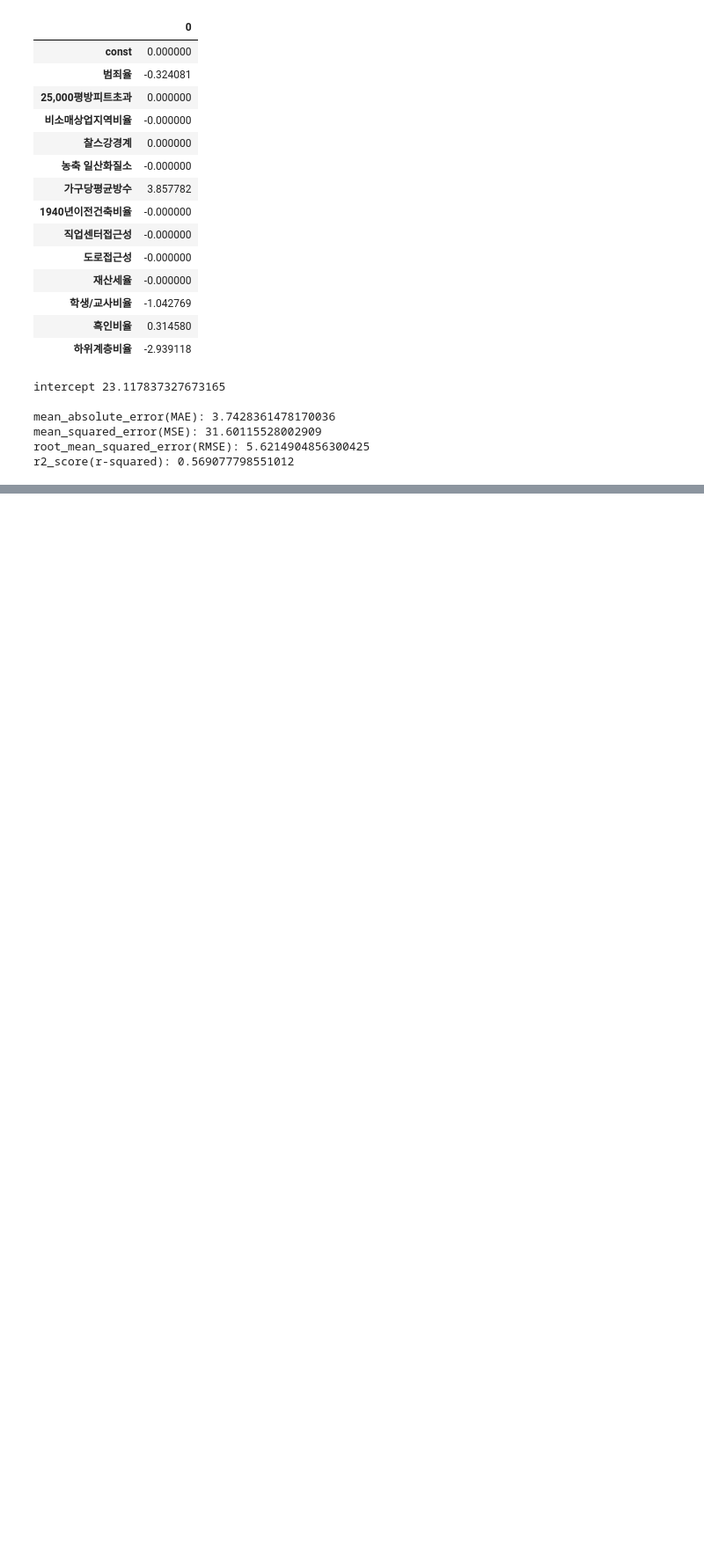
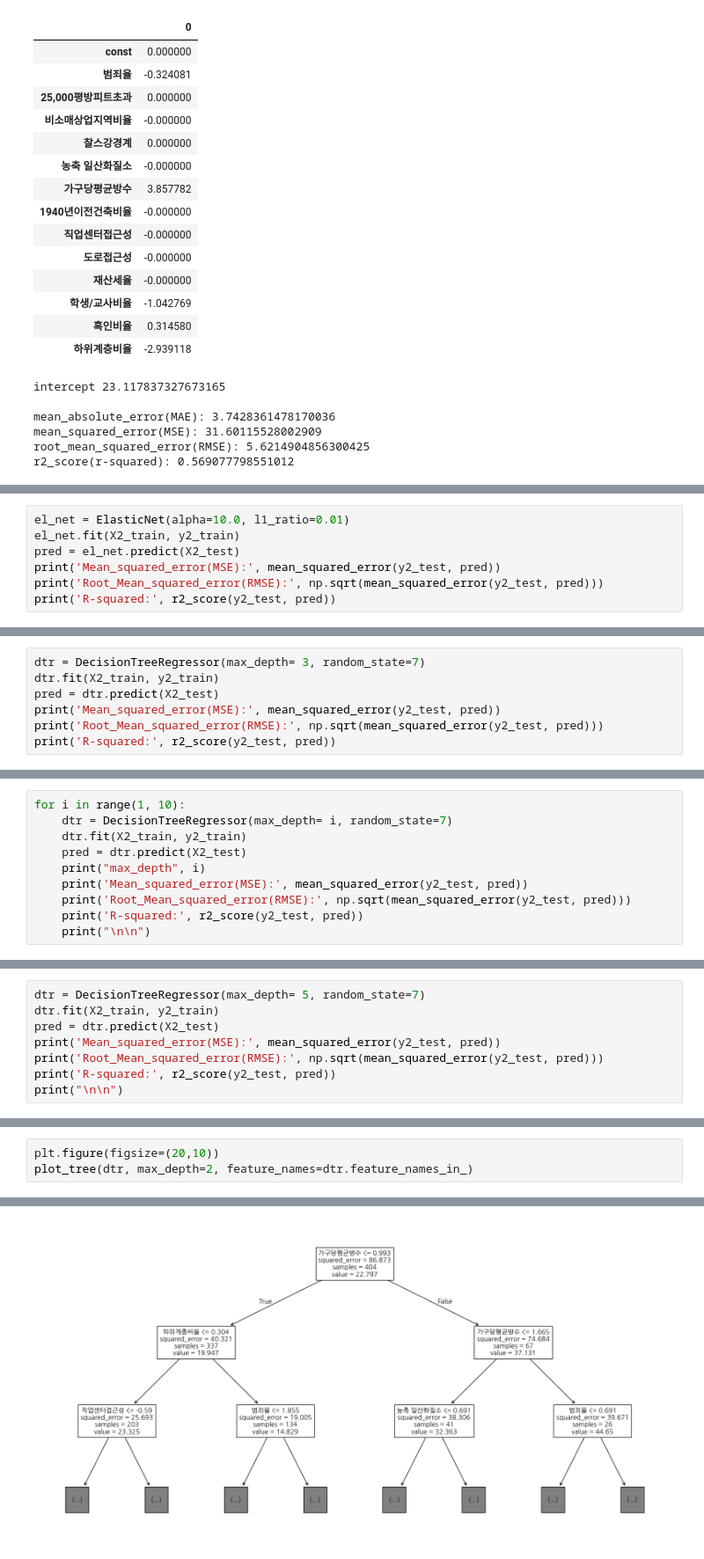
Before and after one commit to haram4th/fintech_pm_data_science, a Jupyter notebook: 06machine_learning/14회귀분석_보스턴집값예측_라쏘_릿지_엘라스틱넷.ipynb, the cells around one changed output, grey strips where cells are left out. Shown at 88% size. Drawn from its saved outputs; the diff is of its cells as text; blank space fills up the shorter version.

Commit message:
tree regressors, PCA

```diff
--- a/06machine_learning/14회귀분석_보스턴집값예측_라쏘_릿지_엘라스틱넷.ipynb
+++ b/06machine_learning/14회귀분석_보스턴집값예측_라쏘_릿지_엘라스틱넷.ipynb
@@ -472,0 +759,7 @@ r2_score(r-squared): 0.569077798551012
+# %%
+el_net = ElasticNet(alpha=10.0, l1_ratio=0.01)
+el_net.fit(X2_train, y2_train)
+pred = el_net.predict(X2_test)
+print('Mean_squared_error(MSE):', mean_squared_error(y2_test, pred))
+print('Root_Mean_squared_error(RMSE):', np.sqrt(mean_squared_error(y2_test, pred)))
+print('R-squared:', r2_score(y2_test, pred))
@@ -472,0 +778,7 @@ r2_score(r-squared): 0.569077798551012
+# %%
+dtr = DecisionTreeRegressor(max_depth= 3, random_state=7)
+dtr.fit(X2_train, y2_train)
+pred = dtr.predict(X2_test)
+print('Mean_squared_error(MSE):', mean_squared_error(y2_test, pred))
+print('Root_Mean_squared_error(RMSE):', np.sqrt(mean_squared_error(y2_test, pred)))
+print('R-squared:', r2_score(y2_test, pred))
@@ -472,0 +789,10 @@ r2_score(r-squared): 0.569077798551012
+# %%
+for i in range(1, 10):
+    dtr = DecisionTreeRegressor(max_depth= i, random_state=7)
+    dtr.fit(X2_train, y2_train)
+    pred = dtr.predict(X2_test)
+    print("max_depth", i)
+    print('Mean_squared_error(MSE):', mean_squared_error(y2_test, pred))
+    print('Root_Mean_squared_error(RMSE):', np.sqrt(mean_squared_error(y2_test, pred)))
+    print('R-squared:', r2_score(y2_test, pred))
+    print("\n\n")
@@ -472,0 +817,8 @@ r2_score(r-squared): 0.569077798551012
+# %%
+dtr = DecisionTreeRegressor(max_depth= 5, random_state=7)
+dtr.fit(X2_train, y2_train)
+pred = dtr.predict(X2_test)
+print('Mean_squared_error(MSE):', mean_squared_error(y2_test, pred))
+print('Root_Mean_squared_error(RMSE):', np.sqrt(mean_squared_error(y2_test, pred)))
+print('R-squared:', r2_score(y2_test, pred))
+print("\n\n")
@@ -472,0 +846,4 @@ r2_score(r-squared): 0.569077798551012
+# %%
+plt.figure(figsize=(20,10))
+plot_tree(dtr, max_depth=2, feature_names=dtr.feature_names_in_)
+# %% [output]
@@ -472,0 +867 @@ r2_score(r-squared): 0.569077798551012
+[figure, added]
```
Also changed, not shown: parts of 49 cells of this notebook, 3 other files.
